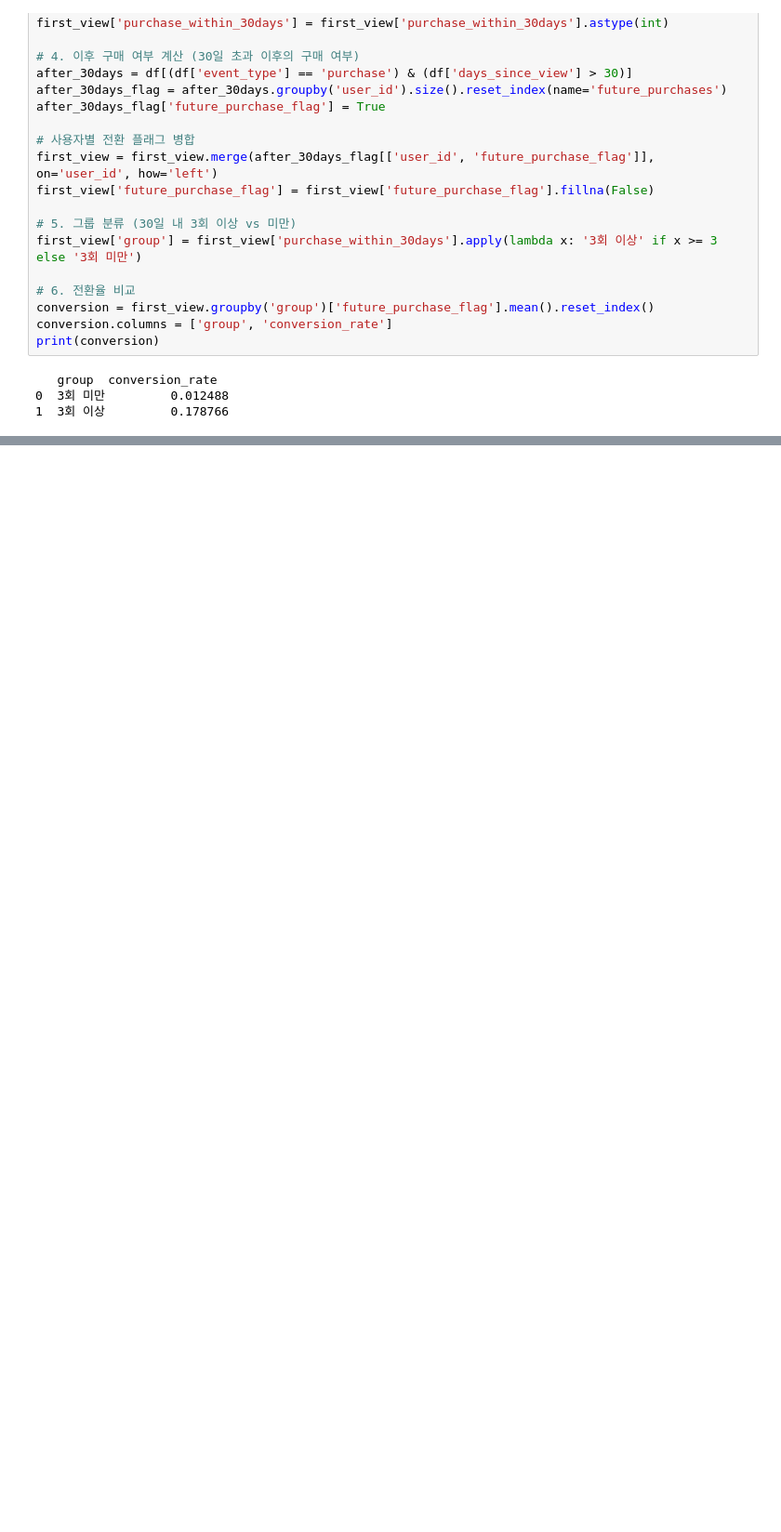
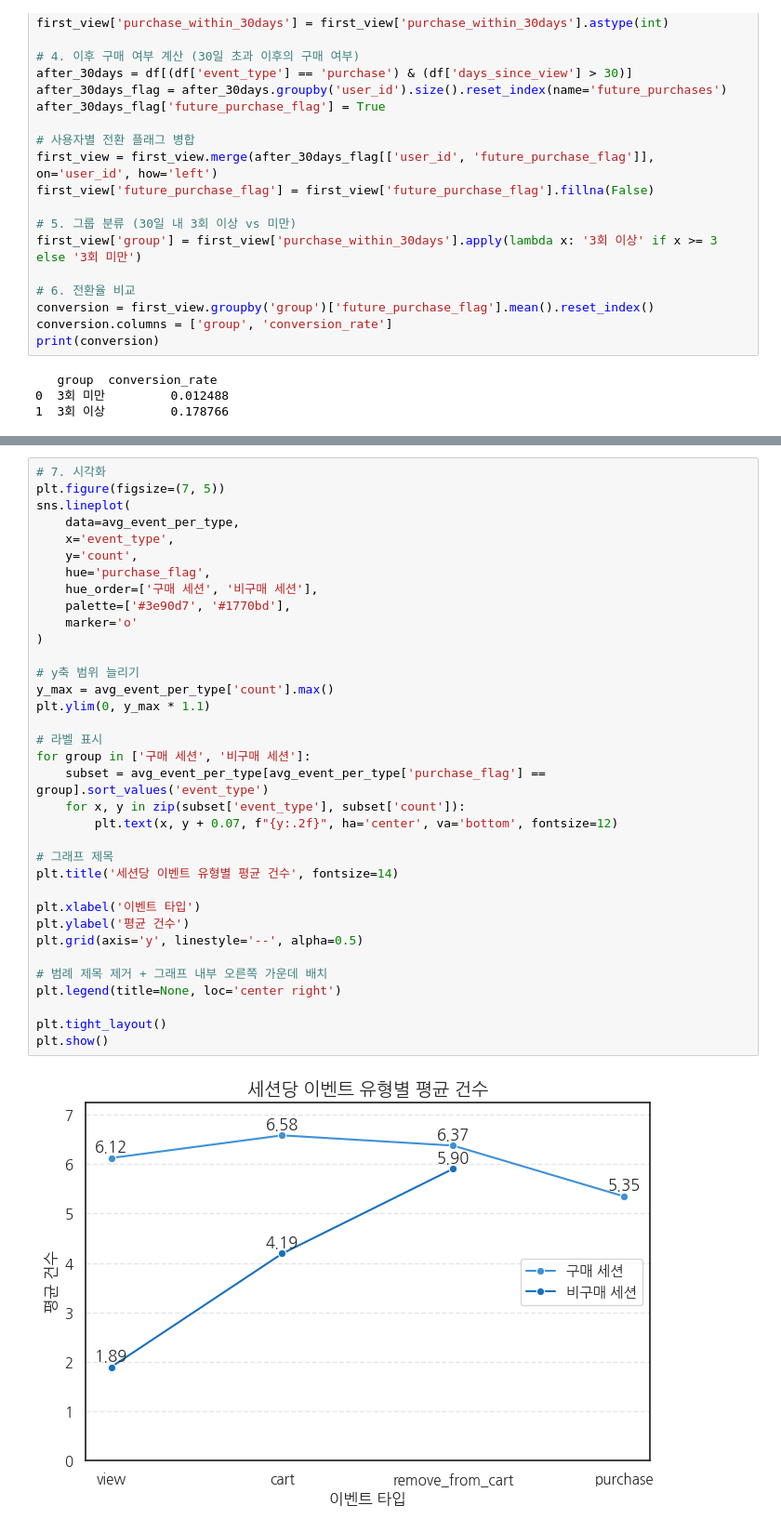
Before and after one commit to Blche/datathon_09, a Jupyter notebook: members/문세희/15_Graph.ipynb, the cells around one changed output, grey strips where cells are left out. Shown: that part at 93% size. Cells and saved outputs as stored; diff of their text form; blank space fills up the shorter version.

```diff
--- a/members/문세희/15_Graph.ipynb
+++ b/members/문세희/15_Graph.ipynb
@@ -338,0 +446,37 @@ print(conversion)
+# %%
+# 7. 시각화
+plt.figure(figsize=(7, 5))
+sns.lineplot(
+    data=avg_event_per_type,
+    x='event_type',
+    y='count',
+    hue='purchase_flag',
+    hue_order=['구매 세션', '비구매 세션'],
+    palette=['#3e90d7', '#1770bd'],
+    marker='o'
+)
+
+# y축 범위 늘리기
+y_max = avg_event_per_type['count'].max()
+plt.ylim(0, y_max * 1.1)
+
+# 라벨 표시
+for group in ['구매 세션', '비구매 세션']:
+    subset = avg_event_per_type[avg_event_per_type['purchase_flag'] == group].sort_values('event_type')
+    for x, y in zip(subset['event_type'], subset['count']):
+        plt.text(x, y + 0.07, f"{y:.2f}", ha='center', va='bottom', fontsize=12)
+
+# 그래프 제목
+plt.title('세션당 이벤트 유형별 평균 건수', fontsize=14)
+
+plt.xlabel('이벤트 타입')
+plt.ylabel('평균 건수')
+plt.grid(axis='y', linestyle='--', alpha=0.5)
+
+# 범례 제목 제거 + 그래프 내부 오른쪽 가운데 배치
+plt.legend(title=None, loc='center right')
+
+plt.tight_layout()
+plt.show()
+# %% [output]
+[figure, added]
```
Also changed, not shown: parts of 7 cells of this notebook, 3 other files.
